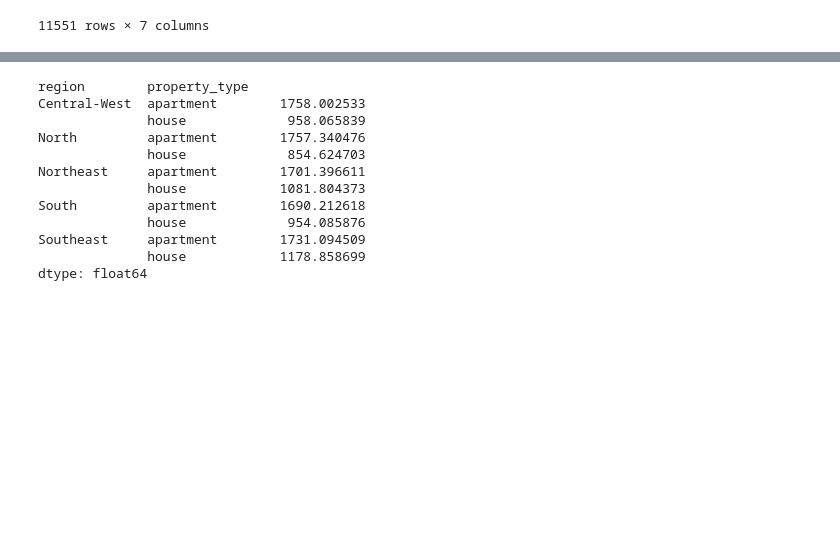
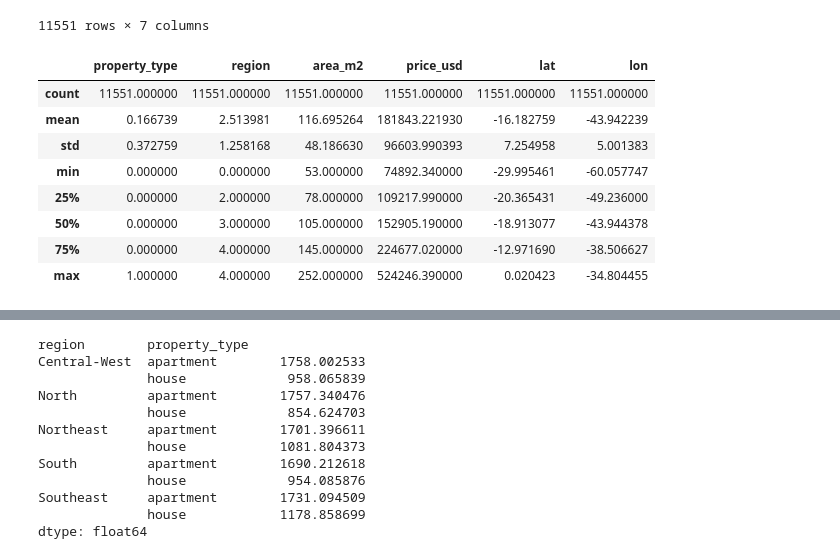
Before and after one commit to Nahsc0/house_price_analysis_in_Brazil, a Jupyter notebook: GSRA_project.ipynb, the cells around one changed output, grey strips where cells are left out. Drawn from its saved outputs; the diff is of its cells as text; code cells hidden in the pictures; blank space fills up the shorter version.

```diff
--- a/GSRA_project.ipynb
+++ b/GSRA_project.ipynb
@@ -174,3 +174,15 @@ df1
 | 12831 | apartment | Northeast | 76.0 | 137302.62 | -8.113672 | -34.896252 | Pernambuco |
 | 12833 | apartment | Northeast | 99.0 | 168507.77 | -8.057838 | -34.882897 | Pernambuco |
 11551 rows × 7 columns
+# %%
+df1.describe()
+# %% [output]
+|  | property_type | region | area_m2 | price_usd | lat | lon |
+| count | 11551.000000 | 11551.000000 | 11551.000000 | 11551.000000 | 11551.000000 | 11551.000000 |
+| mean | 0.166739 | 2.513981 | 116.695264 | 181843.221930 | -16.182759 | -43.942239 |
+| std | 0.372759 | 1.258168 | 48.186630 | 96603.990393 | 7.254958 | 5.001383 |
+| min | 0.000000 | 0.000000 | 53.000000 | 74892.340000 | -29.995461 | -60.057747 |
+| 25% | 0.000000 | 2.000000 | 78.000000 | 109217.990000 | -20.365431 | -49.236000 |
+| 50% | 0.000000 | 3.000000 | 105.000000 | 152905.190000 | -18.913077 | -43.944378 |
+| 75% | 0.000000 | 4.000000 | 145.000000 | 224677.020000 | -12.971690 | -38.506627 |
+| max | 1.000000 | 4.000000 | 252.000000 | 524246.390000 | 0.020423 | -34.804455 |
```
Also changed, not shown: parts of 2 cells of this notebook.
